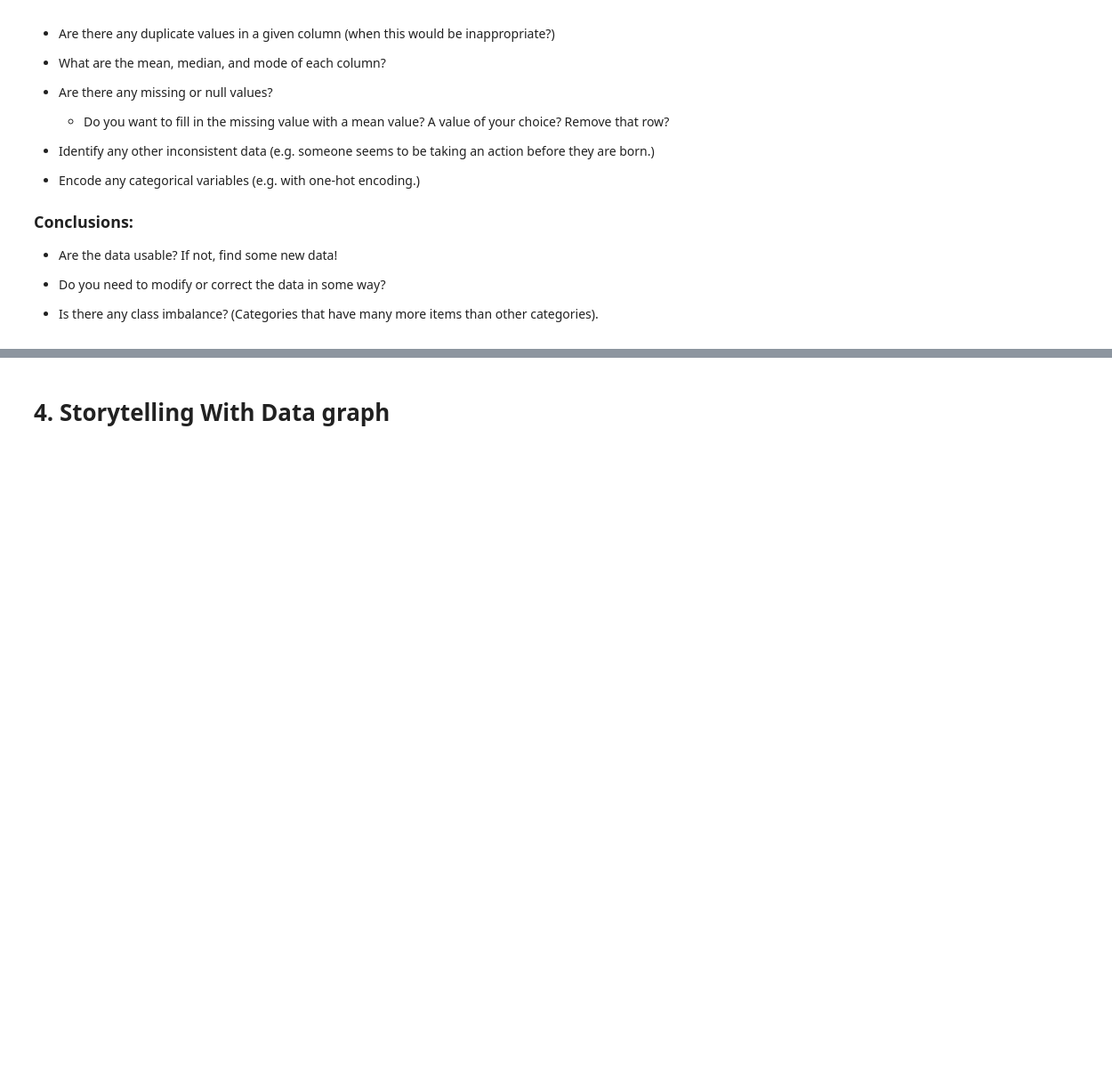
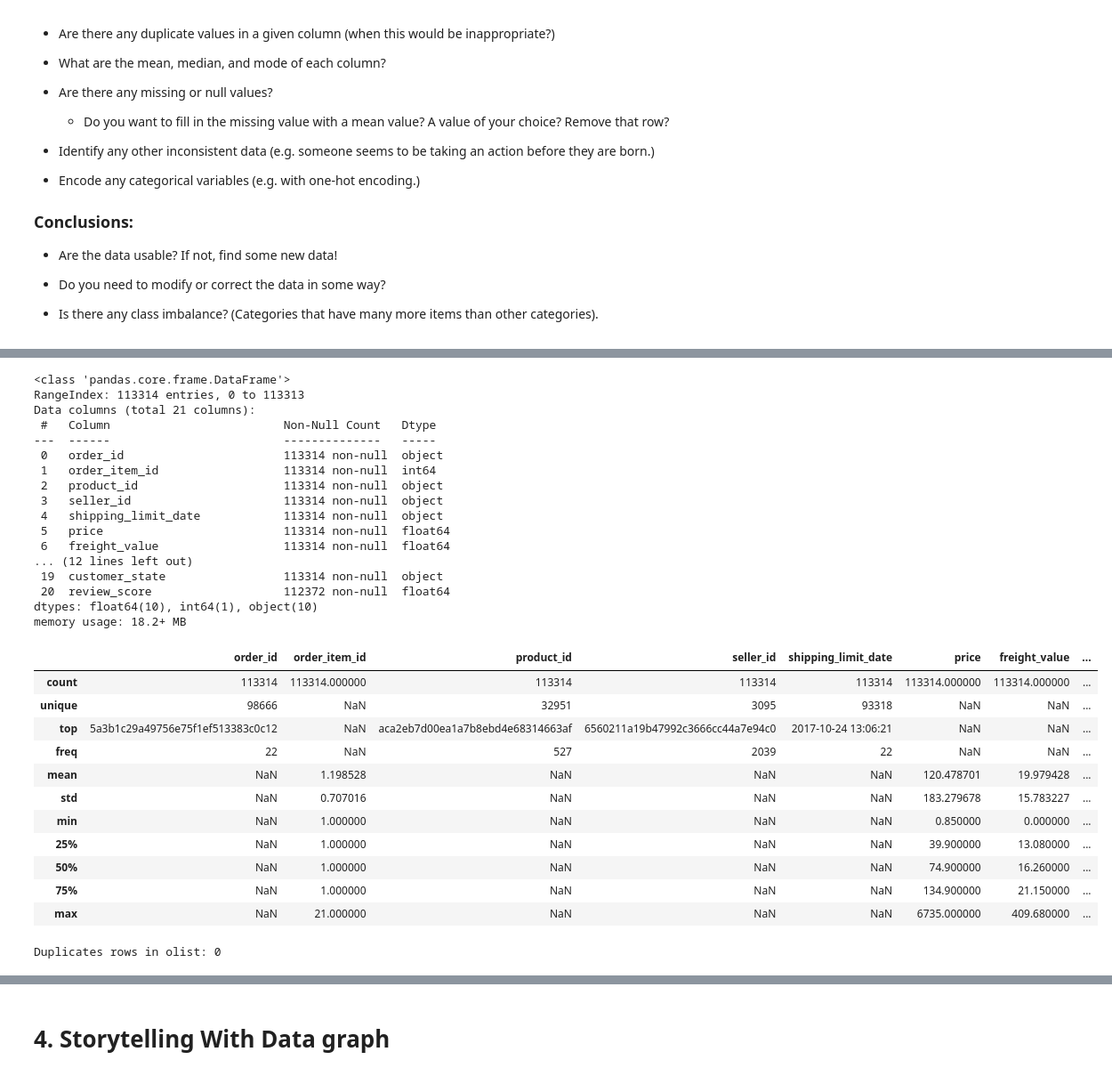
Before and after one commit to akmishra-1/Module-B-semester-2, a Jupyter notebook: OMDS-ModB2-Week2-Mishra-Amit.ipynb, the cells around one changed output, grey strips where cells are left out. Shown at 89% size. Saved outputs shown, nothing was run; the diff lists cells and outputs as text; code cells hidden in the pictures; blank space fills up the shorter version.

Commit message:
Finished 2/3 Dataset preprocessing

```diff
--- a/OMDS-ModB2-Week2-Mishra-Amit.ipynb
+++ b/OMDS-ModB2-Week2-Mishra-Amit.ipynb
@@ -35,8 +42,12 @@ in model development, not pitching a solution yet—just giving them fresh angle
 import pandas as pd
 import numpy as np
 from datetime import datetime, timedelta
+import matplotlib.pyplot as plt
 import kagglehub
 import os
+
+pd.set_option('display.max_columns', None)
+pd.set_option('display.width', 0)
 # %% [markdown]
 This week, you will do the same types of exercises as last week, but you should use your chosen datasets that someone in your class found last semester. (They likely will not be the particular datasets that you found yourself.)
 
@@ -87,0 +109,32 @@ olist_df_raw = pd.read_csv(os.path.join(olist_path, "vgsales-12-4-2019-short.csv
+# %%
+# Video Game Sales DFs
+vgsales_df_raw = pd.read_csv(os.path.join(vgsales_path, "vgsales-12-4-2019-short.csv"))
+
+# Video Game Recommendation DFs
+vgrecs_recs_df_raw = pd.read_csv(os.path.join(vgrec_path, "recommendations.csv")) # merge with users based on "user_id" into vgrecs_merged_df_raw, add "users_" prefix to users.csv columns
+vgrecs_users_df_raw = pd.read_csv(os.path.join(vgrec_path, "users.csv"))
+vgrecs_games_df_raw = pd.read_csv(os.path.join(vgrec_path, "games.csv")) # merge with vgrecs_merged_df_raw on "app_id"
+
+vgrecs_merged_df = vgrecs_recs_df_raw.merge(vgrecs_users_df_raw, on="user_id", how="left")
+vgrecs_merged_df = vgrecs_merged_df.merge(vgrecs_games_df_raw, on="app_id", how="left")
+
+# Olist DFs
+olist_products_df_raw = pd.read_csv(os.path.join(olist_path, "olist_products_dataset.csv"))
+olist_translation_df_raw = pd.read_csv(os.path.join(olist_path, "product_category_name_translation.csv"))
+olist_reviews_df_raw = pd.read_csv(os.path.join(olist_path, "olist_order_reviews_dataset.csv"))
+olist_orders_df_raw = pd.read_csv(os.path.join(olist_path, "olist_orders_dataset.csv"))
+olist_geolocation_df_raw = pd.read_csv(os.path.join(olist_path, "olist_geolocation_dataset.csv"))
+olist_customers_df_raw = pd.read_csv(os.path.join(olist_path, "olist_customers_dataset.csv"))
+olist_items_df_raw = pd.read_csv(os.path.join(olist_path, "olist_order_items_dataset.csv"))
+olist_payments_df_raw = pd.read_csv(os.path.join(olist_path, "olist_order_payments_dataset.csv"))
+olist_sellers_df_raw = pd.read_csv(os.path.join(olist_path, "olist_sellers_dataset.csv"))
+
+# Merge the product categories with their english translations
+olist_products_df = (olist_products_df_raw.merge(olist_translation_df_raw, how="left", on="product_category_name"))
+# Merge the products with the order items so we know what the orders contained
+olist_order_lines_df = (olist_items_df_raw.merge(olist_products_df, how="left", on="product_id"))
+# Merge the orders with the orders" customer ID, date, and order ID so we can merge it with the customer locations later
+olist_order_lines_df = olist_order_lines_df.merge(olist_orders_df_raw[["order_id", "customer_id", "order_purchase_timestamp"]], how="left", on="order_id")
+# Merge the orders with the customer data
+olist_order_lines_df = olist_order_lines_df.merge(olist_customers_df_raw[["customer_id", "customer_unique_id", "customer_state"]],how="left",on="customer_id")
+olist_merged_df = olist_order_lines_df.merge(olist_reviews_df_raw[["order_id", "review_score", "review_creation_date", "review_answer_timestamp"]], how="left", on="order_id")
@@ -87,0 +448,42 @@ olist_df_raw = pd.read_csv(os.path.join(olist_path, "vgsales-12-4-2019-short.csv
+# %%
+# Summary Stats
+olist_merged_df.info()
+olist_merged_df.describe(include="all")
+# %% [output]
+<class 'pandas.core.frame.DataFrame'>
+RangeIndex: 113314 entries, 0 to 113313
+Data columns (total 21 columns):
+ #   Column                         Non-Null Count   Dtype
+---  ------                         --------------   -----
+ 0   order_id                       113314 non-null  object
+ 1   order_item_id                  113314 non-null  int64
+ 2   product_id                     113314 non-null  object
+ 3   seller_id                      113314 non-null  object
+ 4   shipping_limit_date            113314 non-null  object
+ 5   price                          113314 non-null  float64
+ 6   freight_value                  113314 non-null  float64
+... (12 lines left out)
+ 19  customer_state                 113314 non-null  object
+ 20  review_score                   112372 non-null  float64
+dtypes: float64(10), int64(1), object(10)
+memory usage: 18.2+ MB
+|  | order_id | order_item_id | product_id | seller_id | shipping_limit_date | price | freight_value | ... |
+| count | 113314 | 113314.000000 | 113314 | 113314 | 113314 | 113314.000000 | 113314.000000 | ... |
+| unique | 98666 | NaN | 32951 | 3095 | 93318 | NaN | NaN | ... |
+| top | 5a3b1c29a49756e75f1ef513383c0c12 | NaN | aca2eb7d00ea1a7b8ebd4e68314663af | 6560211a19b47992c3666cc44a7e94c0 | 2017-10-24 13:06:21 | NaN | NaN | ... |
+| freq | 22 | NaN | 527 | 2039 | 22 | NaN | NaN | ... |
+| mean | NaN | 1.198528 | NaN | NaN | NaN | 120.478701 | 19.979428 | ... |
+| std | NaN | 0.707016 | NaN | NaN | NaN | 183.279678 | 15.783227 | ... |
+| min | NaN | 1.000000 | NaN | NaN | NaN | 0.850000 | 0.000000 | ... |
+| 25% | NaN | 1.000000 | NaN | NaN | NaN | 39.900000 | 13.080000 | ... |
+| 50% | NaN | 1.000000 | NaN | NaN | NaN | 74.900000 | 16.260000 | ... |
+| 75% | NaN | 1.000000 | NaN | NaN | NaN | 134.900000 | 21.150000 | ... |
+| max | NaN | 21.000000 | NaN | NaN | NaN | 6735.000000 | 409.680000 | ... |
+# %%
+# Checking for duplicate rows
+print("Duplicates rows in olist:", olist_merged_df.duplicated().sum())
+
+# Olist has 399 duplicate rows, drop them.
+olist_merged_df = olist_merged_df.drop_duplicates(keep="first")
+# %% [output]
+Duplicates rows in olist: 0
```
Also changed, not shown: parts of 47 cells of this notebook.
